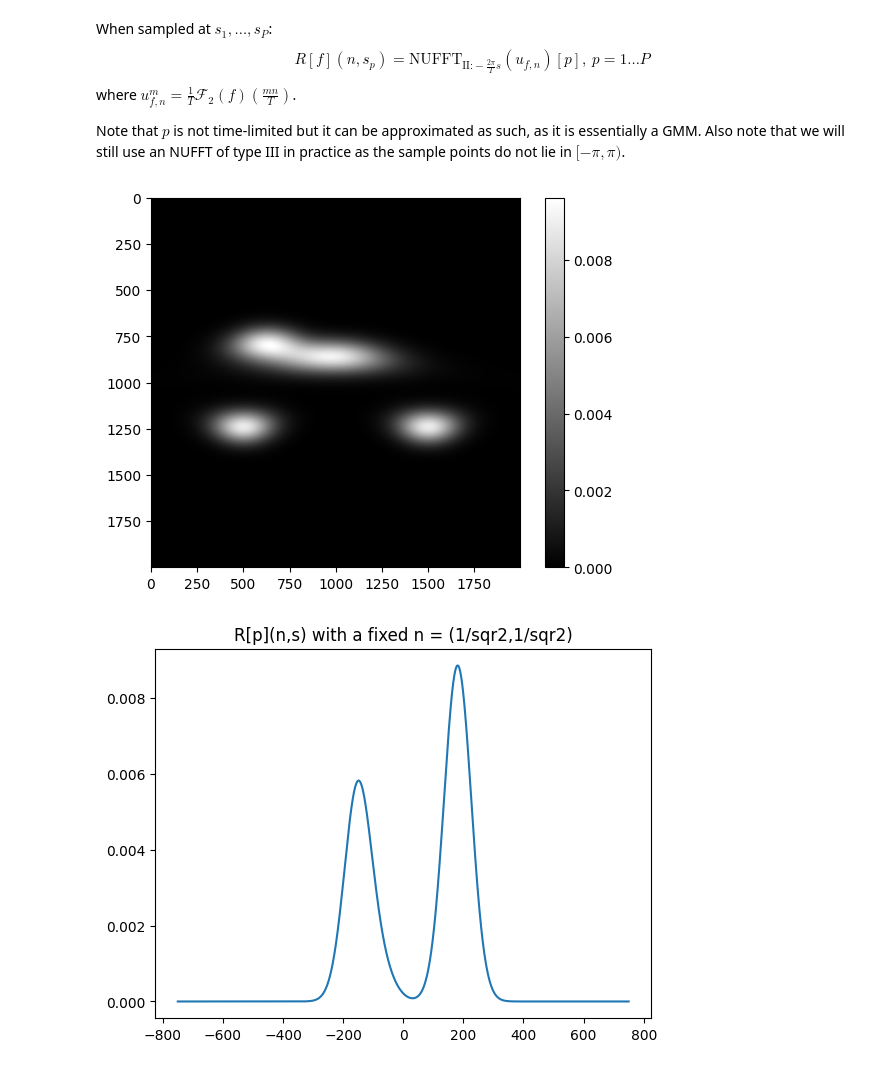
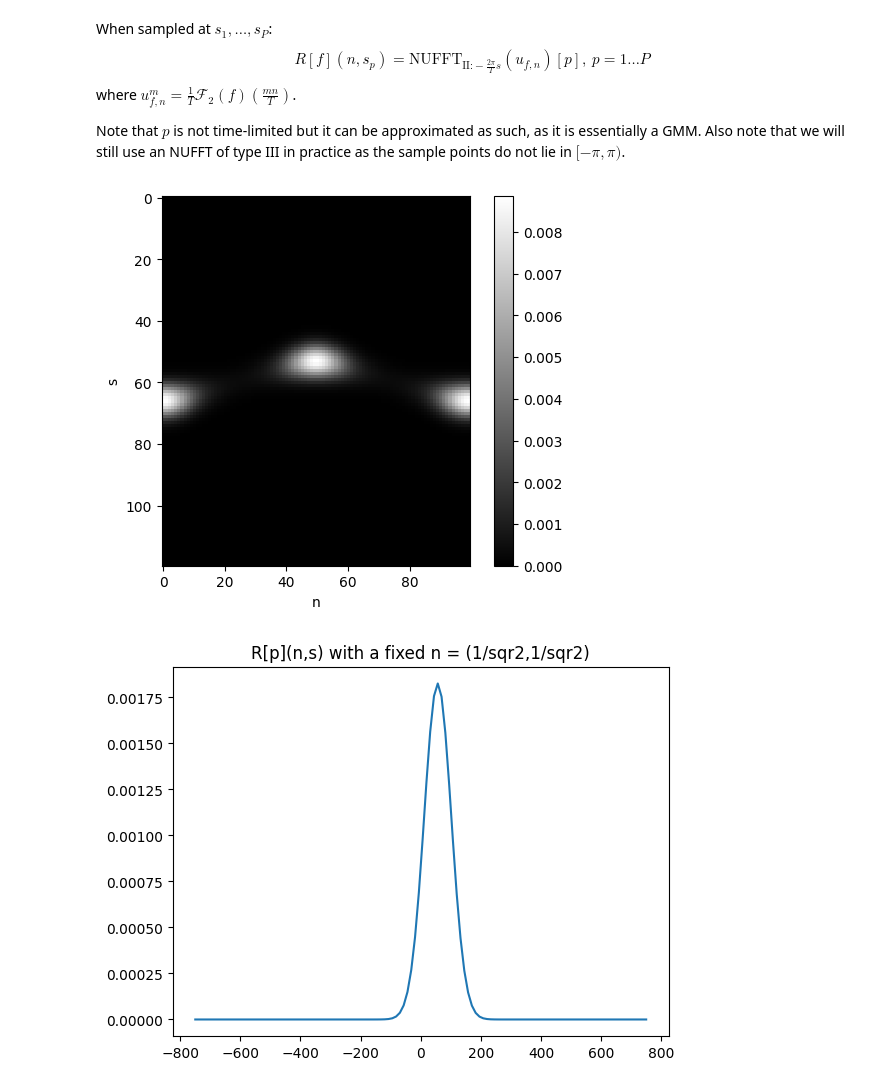
Before and after one commit to Dicedead/pycsou, a Jupyter notebook: src/pycsou/radon/radon_tests.ipynb, the cells around one changed output. Drawn from its saved outputs; the diff is of its cells as text; code cells hidden in the pictures.

```diff
--- a/src/pycsou/radon/radon_tests.ipynb
+++ b/src/pycsou/radon/radon_tests.ipynb
@@ -167,8 +167,11 @@ def p_function(x, y, a, delta_x, delta_y, sigma):
     temp = np.array([gaussian_density(x-dx, y-dy, sigma) for dx, dy in zip(delta_x, delta_y)])
     return (temp.T @ a).T
 # %%
-delta_x = np.array([image_height/4, -image_height/4, image_height/28 - 20, -image_height/6])
-delta_y = np.array([image_width/4, image_width/4, -image_width/5, -image_width/4])
+# delta_x = np.array([image_height/4, -image_height/4, image_height/28 - 20, -image_height/6])/1.3
+# delta_y = np.array([image_width/4, image_width/4, -image_width/5, -image_width/4])/1.3
+delta_x = np.array([80])
+delta_y = np.array([0])
+
 sigma_p = 45
 p_vals = p_function(xx-center_x, yy-center_y, np.ones(len(delta_x)), delta_x, delta_y, sigma_p)
 plt.imshow(p_vals, cmap=cmap);
@@ -206,18 +209,16 @@ def radon_p_analytical(n, s, a, delta_x, delta_y, sigma):
             ],
         )
         curl_prod = np.inner((curl @ n.T).T, delta)
-        ret = np.exp(-(np.linalg.norm(t, axis=-1) ** 2 + curl_prod ** 2)/(2 * (sigma ** 2)))
+        tmp = (t ** 2).sum(axis=-1)
+        ret = np.exp(-(tmp + curl_prod ** 2)/(2 * (sigma ** 2)))
         return ret/np.sqrt(2 * np.pi * sigma ** 2)
 
     temp = np.array([radon_p_helper(delta) for delta in zip(delta_x, delta_y)])
     return (temp.T @ a).T
 # %%
-delta_x = np.array([image_height/4, -image_height/4, image_height/28 - 20, -image_height/6])
-delta_y = np.array([image_width/4, image_width/4, -image_width/5, -image_width/4])
-sigma_p = 45
-n = np.array([0, 1])
-s = np.linspace(-750, 750, num=10000)
+n = np.array([1, 0])
+s = np.linspace(-200, 200, num=1000)
 radon_p_vals = radon_p_analytical(n, s, np.ones(len(delta_x)), delta_x, delta_y, sigma_p)
 plt.plot(s, radon_p_vals)
-plt.title(label="R[p](n,s) with a fixed n = (0,1)");
+plt.title(label="R[p](n,s) with a fixed n = (1, 0)");
 # %% [output]
@@ -238,10 +239,12 @@ where $u_{f,n}^m = \frac{1}{T}\mathcal{F}_2(f)\left(\frac{mn}{T}\right)$.
 
 Note that $p$ is not time-limited but it can be approximated as such, as it is essentially a GMM. Also note that we will still use an NUFFT of type III in practice as the sample points do not lie in $[-\pi,\pi)$.
 # %%
-thetas = np.linspace(0, np.pi, num=2000)
-s = np.linspace(-750, 750, num=2000)
+thetas = np.linspace(0, 2 * np.pi, num=100)
+s = np.linspace(-750, 750, num=120)
 radon_p_vals = radon_p_analytical(np.array(list(zip(np.cos(thetas), np.sin(thetas)))), s, np.ones(len(delta_x)), delta_x, delta_y, sigma_p)
 plt.imshow(radon_p_vals, cmap=cmap)
-plt.colorbar();
+plt.colorbar()
+plt.ylabel("s")
+plt.xlabel("n");
 # %% [output]
-[figure, old version]
+[figure, new version]
@@ -251,4 +261,4 @@ radon_p_vals = radon_p_analytical(n, s, np.ones(len(delta_x)), delta_x, delta_y,
 plt.plot(s, radon_p_vals)
 plt.title(label="R[p](n,s) with a fixed n = (1/sqr2,1/sqr2)");
 # %% [output]
-[figure, old version]
+[figure, new version]
```
Also changed, not shown: parts of 20 cells of this notebook.
